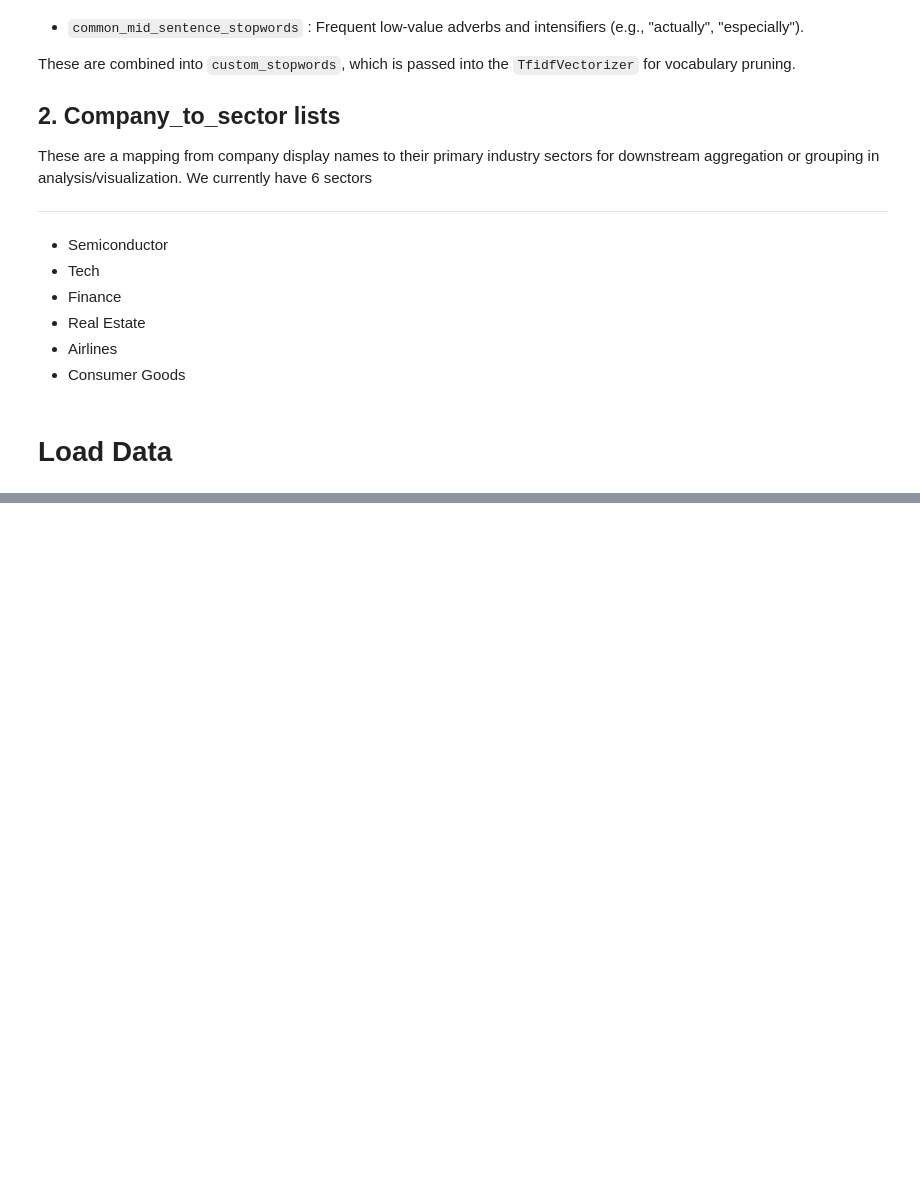
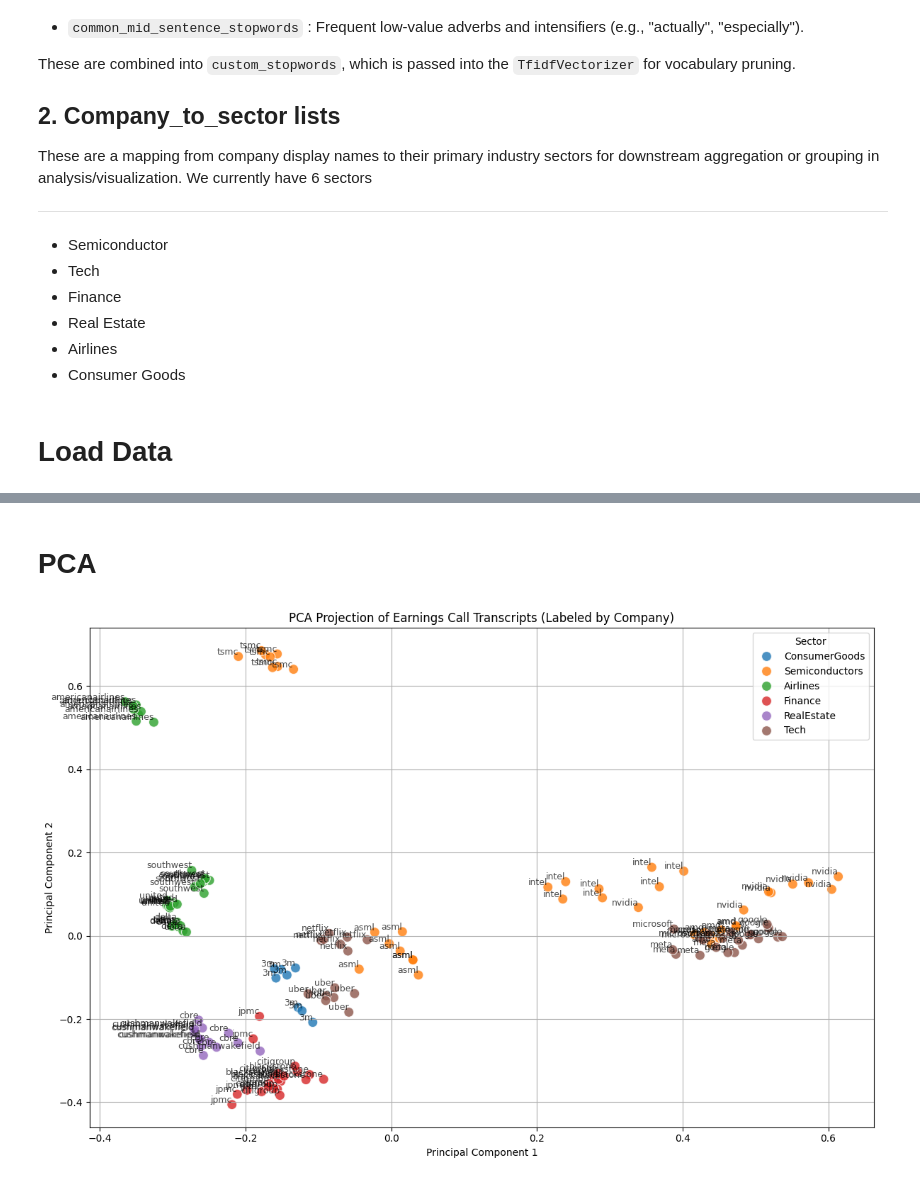
Before and after one commit to sahn1998/EarningsTranscripts-NLP, a Jupyter notebook: notebooks/data_preprocess_1.ipynb, the cells around one changed output, grey strips where cells are left out. Saved outputs shown, nothing was run; the diff lists cells and outputs as text; code cells hidden in the pictures; blank space fills up the shorter version.

```diff
--- a/notebooks/data_preprocess_1.ipynb
+++ b/notebooks/data_preprocess_1.ipynb
@@ -355,0 +305,45 @@ df.head()
+# %% [markdown]
+# PCA
+# %%
+from sklearn.decomposition import PCA
+import matplotlib.pyplot as plt
+import seaborn as sns
+import pandas as pd
+
+# Reduce to 2 principal components
+pca = PCA(n_components=2)
+pca_result = pca.fit_transform(reduced_matrix)
+
+# Create DataFrame for plotting
+df_pca = pd.DataFrame({
+    "PC1": pca_result[:, 0],
+    "PC2": pca_result[:, 1],
+    "Company": [c.strip().lower() for c in companies],
+    "Quarter": quarters
+})
+df_pca["Sector"] = df_pca["Company"].map(company_to_sector)
+
+# Plot with Seaborn
+plt.figure(figsize=(12, 8))
+sns.scatterplot(data=df_pca, x="PC1", y="PC2", hue="Sector", palette="tab10", s=100, alpha=0.8)
+
+# Add company name labels
+for i in range(len(df_pca)):
+    plt.text(
+        df_pca["PC1"][i],
+        df_pca["PC2"][i],
+        df_pca["Company"][i],
+        fontsize=9,
+        ha='right',
+        va='bottom',
+        alpha=0.7
+    )
+
+plt.title("PCA Projection of Earnings Call Transcripts (Labeled by Company)")
+plt.xlabel("Principal Component 1")
+plt.ylabel("Principal Component 2")
+plt.grid(True)
+plt.tight_layout()
+plt.show()
+# %% [output]
+[figure, added]
```
Also changed, not shown: parts of 14 cells of this notebook, 8 other files.
